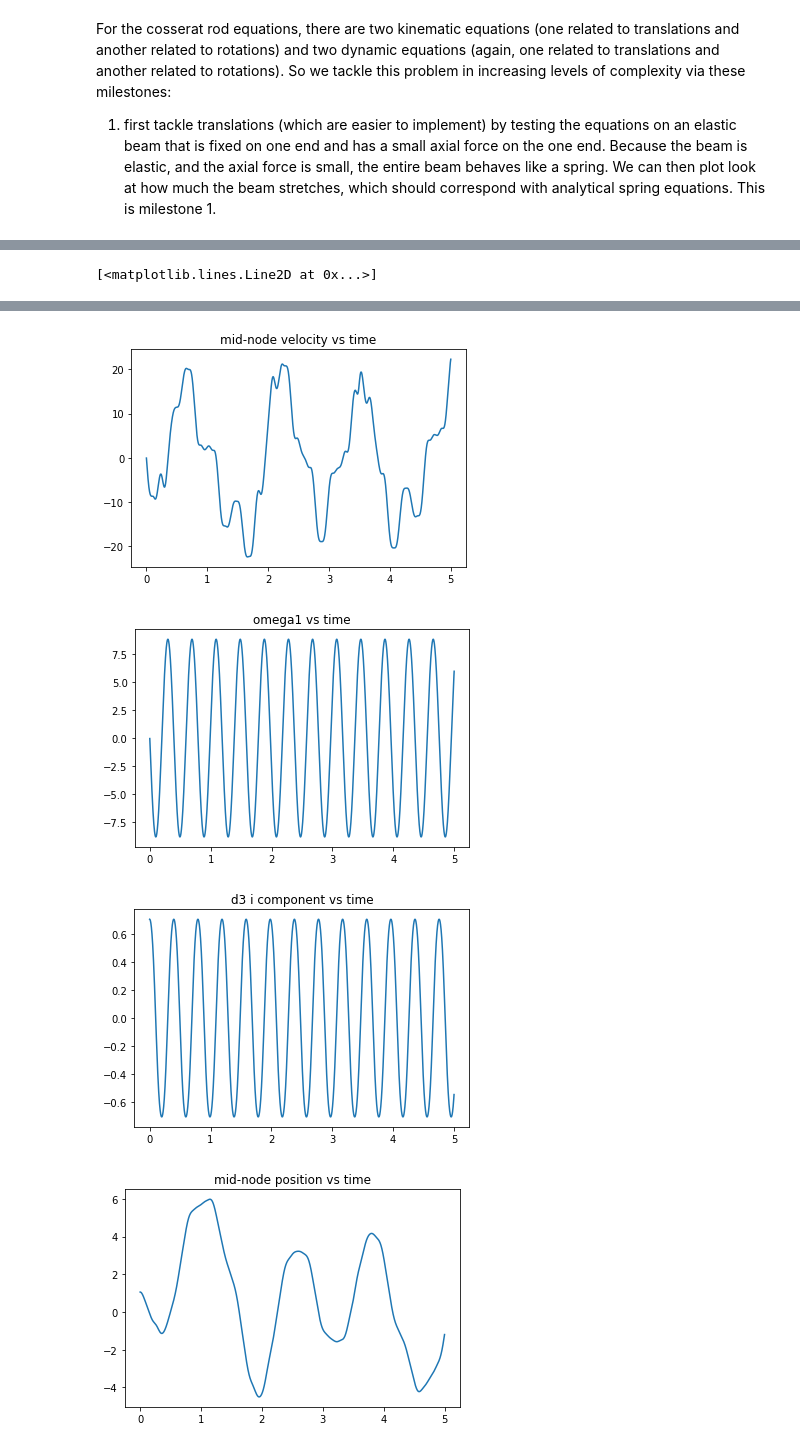
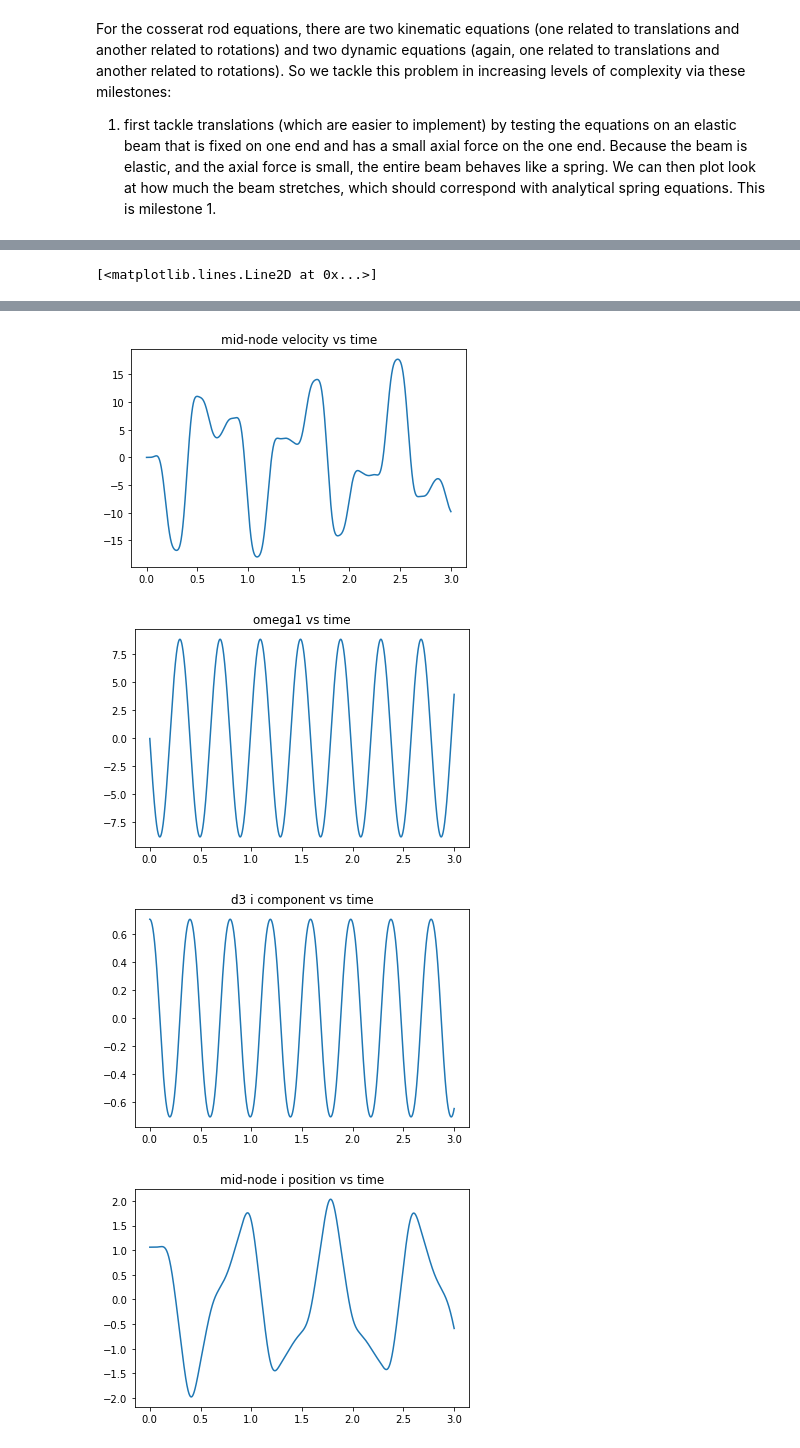
Before and after one commit to luketl2/ME-447-Project-2, a Jupyter notebook: snake_project_class.ipynb, the cells around one changed output, grey strips where cells are left out. Saved outputs shown, nothing was run; the diff lists cells and outputs as text; code cells hidden in the pictures.

```diff
--- a/snake_project_class.ipynb
+++ b/snake_project_class.ipynb
@@ -327,7 +327,7 @@ array([[0.        , 0.        ],
 # %%
 # Milestone 2 - using 2 elements only
 v_case = cosserat_rod(2)
-t_total = 5
+t_total = 3
 dt = 3E-4
 ext_force = np.zeros((3, v_case.n_nodes))
 ext_couples = np.zeros((3, v_case.n_elements))
@@ -349,7 +349,16 @@ plt.figure()
 plt.title("d3 i component vs time")
 plt.plot(time_history, v_case.director_history)
 plt.figure()
-plt.title("mid-node position vs time")
+plt.title("mid-node i position vs time")
 plt.plot(time_history, v_case.position_history[0, 1, :])
+plt.figure()
+plt.title("left-node i position vs time")
+plt.plot(time_history, v_case.position_history[0, 0, :])
+plt.figure()
+plt.title("right-node i position vs time")
+plt.plot(time_history, v_case.position_history[0, 2, :])
+plt.figure()
+plt.title("element_length vs time")
+plt.plot(time_history, v_case.length_history)
 # %% [output]
 [<matplotlib.lines.Line2D at 0x...>]
@@ -358,4 +367,4 @@ plt.plot(time_history, v_case.position_history[0, 1, :])
-[figure, old version]
+[figure, new version]
-[figure, old version]
+[figure, new version]
-[figure, old version]
+[figure, new version]
-[figure, old version]
+[figure, new version]
```
Also changed, not shown: parts of 3 cells of this notebook, 2 other files.
